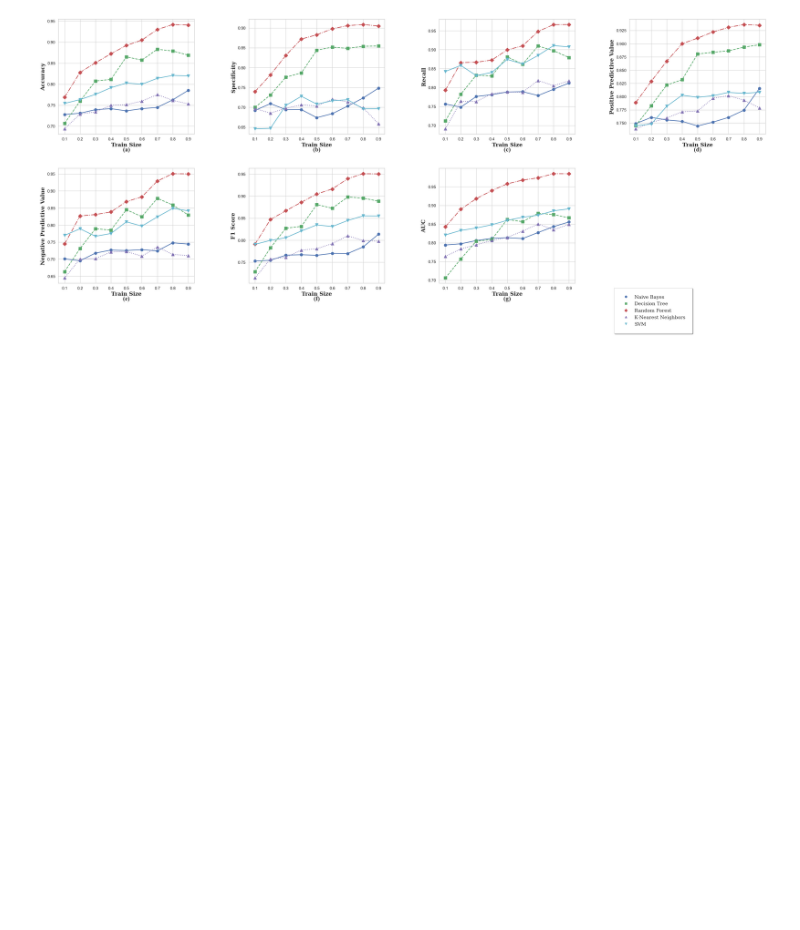
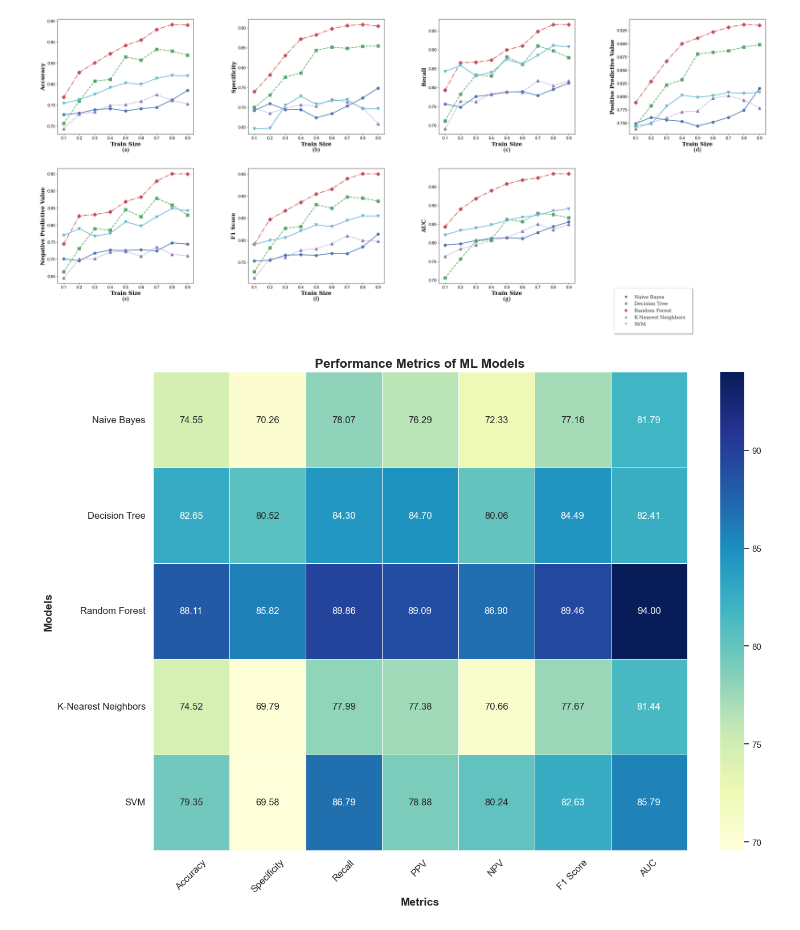
Before and after one commit to IsratTasnimEsha/Heart-Disease-Prediction, a Jupyter notebook: 11_SP_ML_Classifiers.ipynb, the cells around one changed output. Saved outputs shown, nothing was run; the diff lists cells and outputs as text; code cells hidden in the pictures; blank space fills up the shorter version.

```diff
--- a/11_SP_ML_Classifiers.ipynb
+++ b/11_SP_ML_Classifiers.ipynb
@@ -694,5 +694,88 @@ plt.savefig('Images/10_ml_classifier_metrics_2x4.png', transparent=True)
 plt.show()
 # %% [output]
 [figure]
+# %%
+import numpy as np
+import pandas as pd
+import seaborn as sns
+import matplotlib.pyplot as plt
+
+# Example performance metrics
+models = ["Naive Bayes", "Decision Tree", "Random Forest", "K-Nearest Neighbors", "SVM"]
+
+# Replace these lists with your actual performance metrics
+data = {
+    "Accuracy": [
+        sum(accuracies_nb) * 100 / 9,
+        sum(accuracies_dtc) * 100 / 9,
+        sum(accuracies_rf) * 100 / 9,
+        sum(accuracies_knn) * 100 / 9,
+        sum(accuracies_svm) * 100 / 9,
+    ],
+    "Specificity": [
+        sum(specificities_nb) * 100 / 9,
+        sum(specificities_dtc) * 100 / 9,
+        sum(specificities_rf) * 100 / 9,
+        sum(specificities_knn) * 100 / 9,
+        sum(specificities_svm) * 100 / 9,
+    ],
+    "Recall": [
+        sum(recalls_nb) * 100 / 9,
+        sum(recalls_dtc) * 100 / 9,
+        sum(recalls_rf) * 100 / 9,
+        sum(recalls_knn) * 100 / 9,
+        sum(recalls_svm) * 100 / 9,
+    ],
+    "PPV": [
+        sum(positive_predictive_values_nb) * 100 / 9,
+        sum(positive_predictive_values_dtc) * 100 / 9,
+        sum(positive_predictive_values_rf) * 100 / 9,
+        sum(positive_predictive_values_knn) * 100 / 9,
+        sum(positive_predictive_values_svm) * 100 / 9,
+    ],
+    "NPV": [
+        sum(npvs_nb) * 100 / 9,
+        sum(npvs_dtc) * 100 / 9,
+        sum(npvs_rf) * 100 / 9,
+        sum(npvs_knn) * 100 / 9,
+        sum(npvs_svm) * 100 / 9,
+    ],
+    "F1 Score": [
+        sum(f1_scores_nb) * 100 / 9,
+        sum(f1_scores_dtc) * 100 / 9,
+        sum(f1_scores_rf) * 100 / 9,
+        sum(f1_scores_knn) * 100 / 9,
+        sum(f1_scores_svm) * 100 / 9,
+    ],
+    "AUC": [
+        sum(aucs_nb) * 100 / 9,
+        sum(aucs_dtc) * 100 / 9,
+        sum(aucs_rf) * 100 / 9,
+        sum(aucs_knn) * 100 / 9,
+        sum(aucs_svm) * 100 / 9,
+    ],
+}
+
+# Create a DataFrame
+performance_df = pd.DataFrame(data, index=models)
+
+# Round values to 2 decimal places
+performance_df = performance_df.round(2)
+
+# Plot heatmap
+plt.figure(figsize=(14, 10))
+sns.heatmap(
+    performance_df, annot=True, fmt=".2f", cmap="YlGnBu", cbar=True, linewidths=0.5
+)
+plt.title("Performance Metrics of ML Models", fontsize=16, fontweight="bold")
+plt.xlabel("Metrics", fontsize=14, fontweight="bold")
+plt.ylabel("Models", fontsize=14, fontweight="bold")
+plt.xticks(fontsize=12, rotation=45)
+plt.yticks(fontsize=12, rotation=0)
+plt.tight_layout()
+plt.savefig("ml_model_performance_heatmap_with_ppv_npv.png", transparent=True)
+plt.show()
+# %% [output]
+[figure, added]
 # %%
 print('Average Accuracy: ')
```
Also changed, not shown: parts of 7 cells of this notebook, 41 other files.
